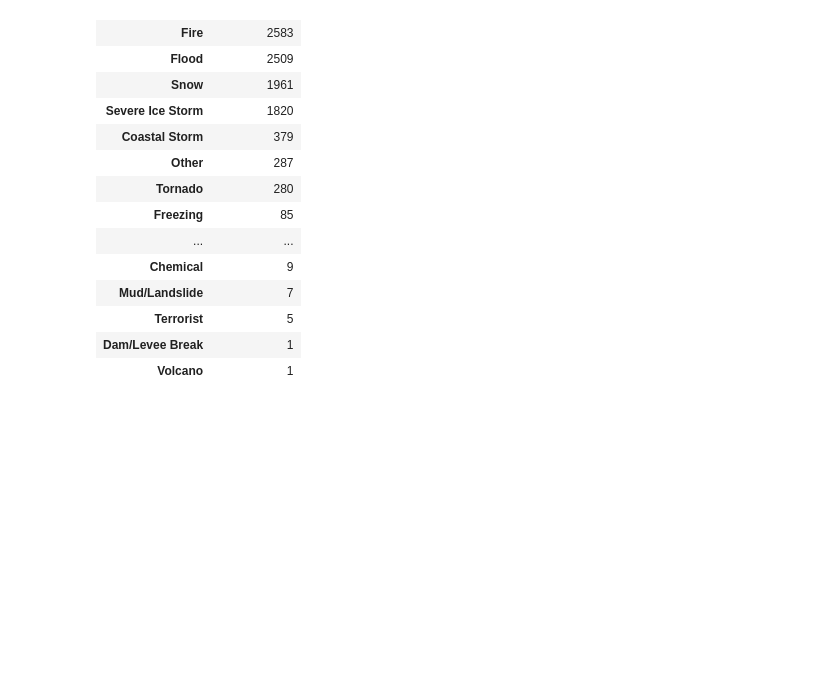
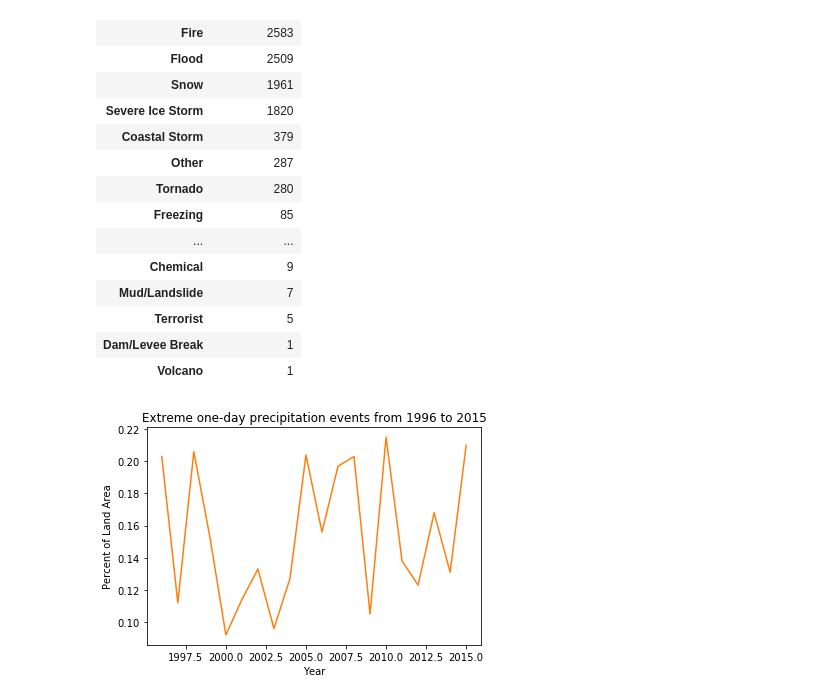
Before and after one commit to XiaoMYu/TheRainMaker, a Jupyter notebook: FEMA_data_v1_Ebony.ipynb, the cells around one changed output. Cells and saved outputs as stored; diff of their text form; code cells hidden in the pictures; blank space fills up the shorter version.

```diff
--- a/FEMA_data_v1_Ebony.ipynb
+++ b/FEMA_data_v1_Ebony.ipynb
@@ -247,3 +247,13 @@ incident_types_1996_2015
 | Terrorist | 5 |
 | Dam/Levee Break | 1 |
 | Volcano | 1 |
+# %%
+#Extreme one-day precipitation events from 1996 to 2015.
+
+plt.plot(precip["Year"],precip["Index value"])
+plt.title("Extreme one-day precipitation events from 1996 to 2015")
+plt.xlabel("Year")
+plt.ylabel("Percent of Land Area")
+plt.show()
+# %% [output]
+[figure, added]
```
Also changed, not shown: parts of 7 cells of this notebook, 2 other files.
